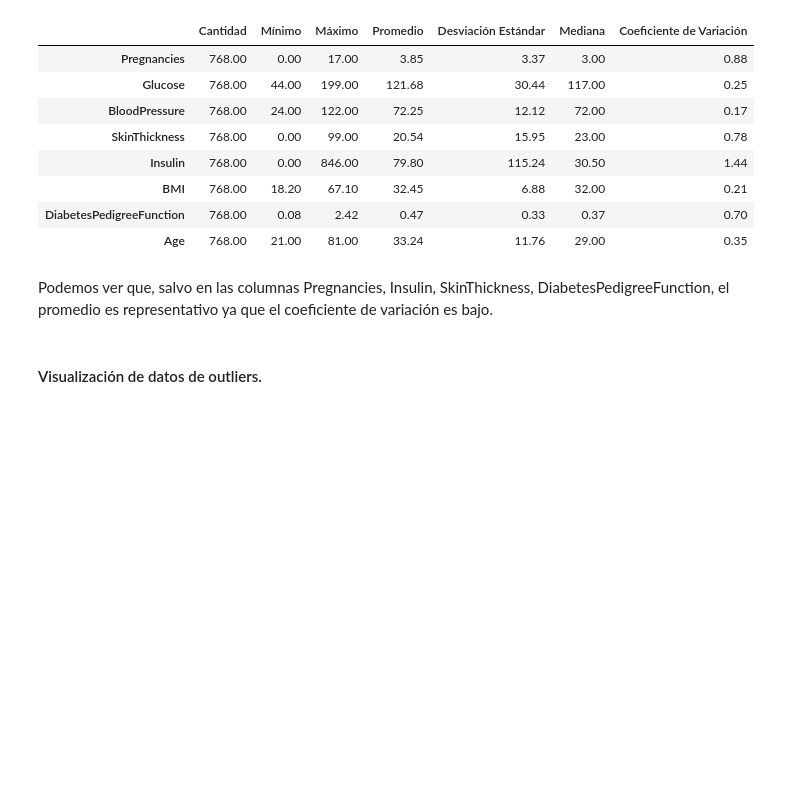
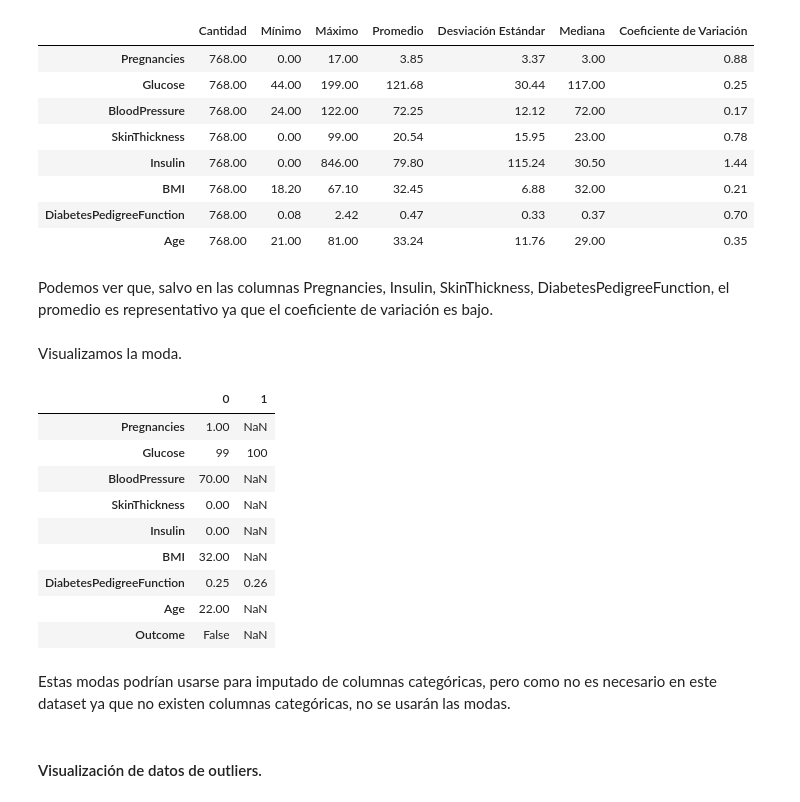
Before and after one commit to dmnunez1993/coding-dojo-ds-ml-bootcamp, a Jupyter notebook: machine_learning/examenes/examen_certificacion_intento_2_diabetes/notebooks/examen_certificacion_intento_2_diabetes.ipynb, the cells around one changed output. Drawn from its saved outputs; the diff is of its cells as text; code cells hidden in the pictures; blank space fills up the shorter version.

Commit message:
añadido calculo de moda

```diff
--- a/machine_learning/examenes/examen_certificacion_intento_2_diabetes/notebooks/examen_certificacion_intento_2_diabetes.ipynb
+++ b/machine_learning/examenes/examen_certificacion_intento_2_diabetes/notebooks/examen_certificacion_intento_2_diabetes.ipynb
@@ -495,6 +495,23 @@ obtener_estadisticas_descriptivas_df_es(df).T
 | Age | 768.00 | 21.00 | 81.00 | 33.24 | 11.76 | 29.00 | 0.35 |
 # %% [markdown]
 Podemos ver que, salvo en las columnas Pregnancies, Insulin, SkinThickness, DiabetesPedigreeFunction, el promedio es representativo ya que el coeficiente de variación es bajo.
+# %% [markdown]
+Visualizamos la moda.
+# %%
+df.mode().T
+# %% [output]
+|  | 0 | 1 |
+| Pregnancies | 1.00 | NaN |
+| Glucose | 99 | 100 |
+| BloodPressure | 70.00 | NaN |
+| SkinThickness | 0.00 | NaN |
+| Insulin | 0.00 | NaN |
+| BMI | 32.00 | NaN |
+| DiabetesPedigreeFunction | 0.25 | 0.26 |
+| Age | 22.00 | NaN |
+| Outcome | False | NaN |
+# %% [markdown]
+Estas modas podrían usarse para imputado de columnas categóricas, pero como no es necesario en este dataset ya que no existen columnas categóricas, no se usarán las modas.
 # %% [markdown]
 #### Visualización de datos de outliers.
 # %%
```
